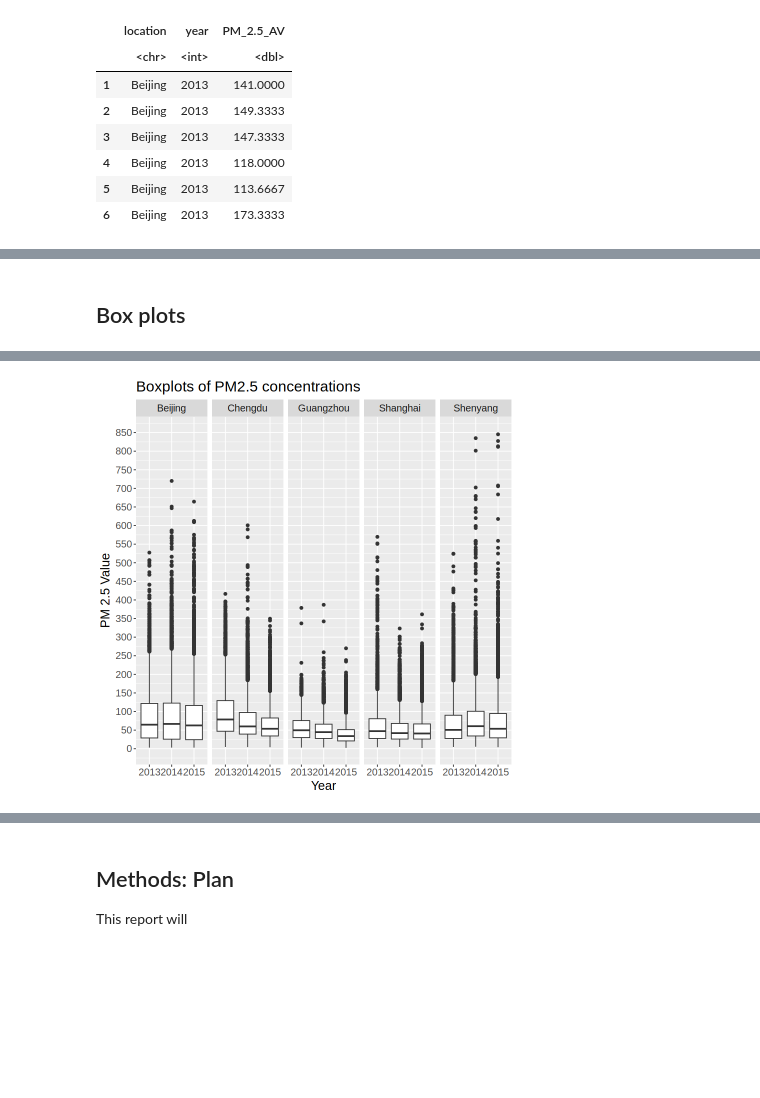
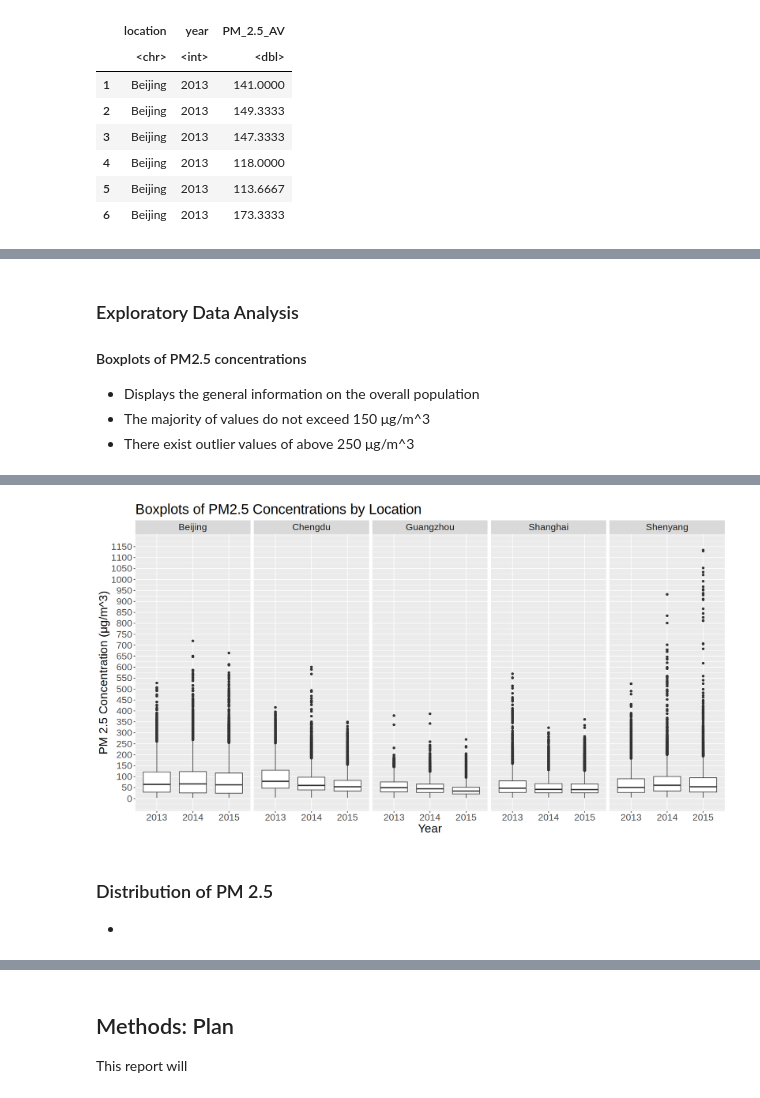
Before and after one commit to Nick-2003/STAT-201-Group-46-Project, a Jupyter notebook: STAT_201_Group_46_Project_Proposal.ipynb, the cells around one changed output, grey strips where cells are left out. Drawn from its saved outputs; the diff is of its cells as text; code cells hidden in the pictures; blank space fills up the shorter version.

Commit message:
Latest data analysis

```diff
--- a/STAT_201_Group_46_Project_Proposal.ipynb
+++ b/STAT_201_Group_46_Project_Proposal.ipynb
@@ -185,6 +162,13 @@ A grouped_df: 15 × 3
 # %% [markdown]
-## Box plots
+### Exploratory Data Analysis
+
+#### Boxplots of PM2.5 concentrations
+- Displays the general information on the overall population
+- The majority of values do not exceed 150 μg/m^3
+- There exist outlier values of above 250 μg/m^3
 # %%
+options(repr.plot.width = 15, repr.plot.height = 8)
+
 # scatter_beijing <- total_PM2.5_AV %>%
 #     filter(location == "Beijing") %>%
 #     ggplot(aes(x = date, y = PM_2.5_AV)) +
@@ -194,15 +178,24 @@ A grouped_df: 15 × 3
 #     theme(text = element_text(size = 20))
 # scatter_beijing
 
+# x <- total_PM2.5_AV %>%
+#     select(PM_2.5_AV) %>%
+#     max()
+# x
+
+# x <- total_PM2.5_AV %>%
+#     filter(PM_2.5_AV > 800)
+# x # Max mean value should be about 809.6667
+
 box_total <- total_PM2.5_AV %>%
     # mutate(year = as.character(year(date))) %>%
     mutate(year = as.character(year)) %>%
     ggplot(aes(x = year, y = PM_2.5_AV)) +
     geom_boxplot() +
-    labs(x = "Year", y = "PM 2.5 Value") +
+    labs(x = "Year", y = "PM 2.5 Concentration (μg/m^3)") +
     facet_wrap(~location, scales="fixed", nrow = 1) +
-    ggtitle("Boxplots of PM2.5 concentrations") +
-    theme(text = element_text(size = 15)) +
-    scale_y_continuous(limits = c(0, 850), breaks = seq(0, 850, by = 50))
+    ggtitle("Boxplots of PM2.5 Concentrations by Location") +
+    theme(text = element_text(size = 20)) +
+    scale_y_continuous(limits = c(0, 1150), breaks = seq(0, 1150, by = 50))
 box_total
 # %% [output]
@@ -211,2 +202,5 @@ Warning message:
-[figure, old version]
+[figure, new version]
+# %% [markdown]
+### Distribution of PM 2.5
+-
 # %%
```
Also changed, not shown: parts of 6 cells of this notebook.
